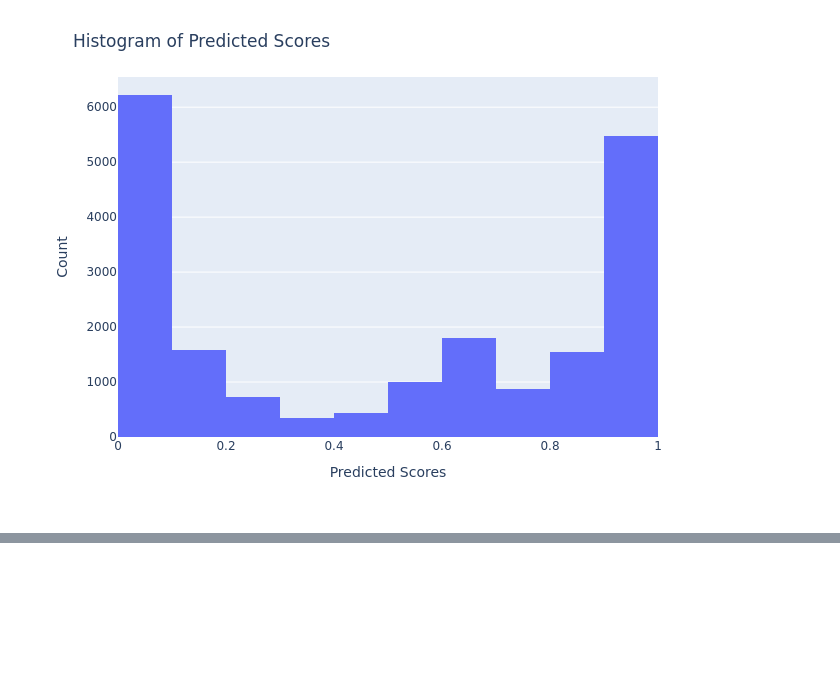
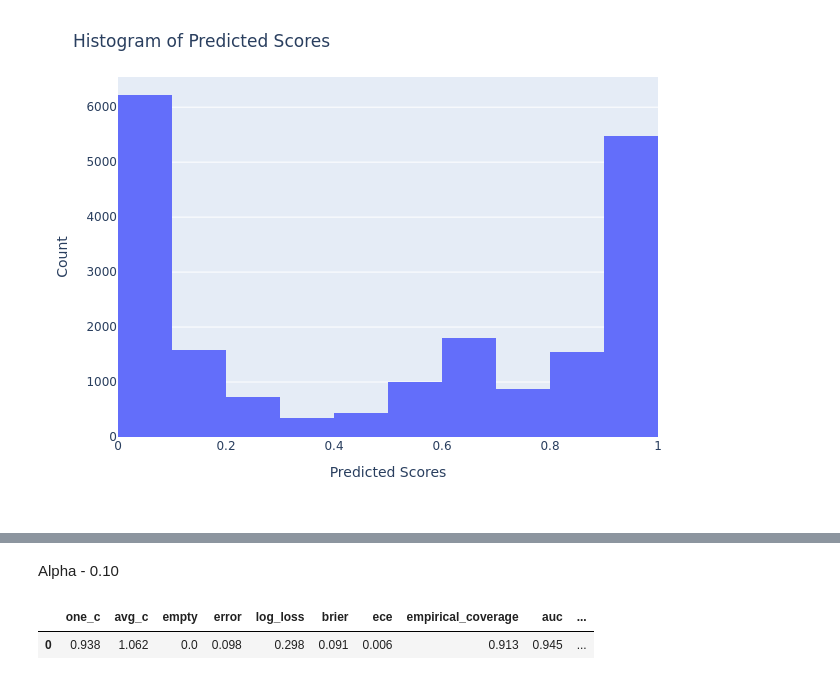
Before and after one commit to HeyLucasLeao/cp-study, a Jupyter notebook: cp.ipynb, the cells around one changed output, grey strips where cells are left out. Cells and saved outputs as stored; diff of their text form; code cells hidden in the pictures; blank space fills up the shorter version.

```diff
--- a/cp.ipynb
+++ b/cp.ipynb
@@ -126,0 +66,7 @@ confidence in an incorrect class, suggesting unreliable predictions. The mergin
+# %% [markdown]
+Alpha - 0.10
+# %%
+clf.evaluate(X_test, y_test, alpha=0.10)
+# %% [output]
+|  | one_c | avg_c | empty | error | log_loss | brier | ece | empirical_coverage | auc | ... |
+| 0 | 0.938 | 1.062 | 0.0 | 0.098 | 0.298 | 0.091 | 0.006 | 0.913 | 0.945 | ... |
```
Also changed, not shown: parts of 19 cells of this notebook, 1 other file.
